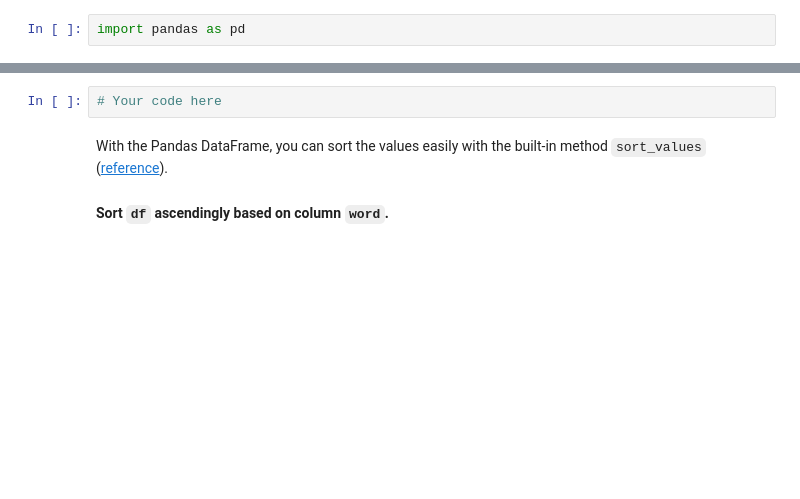
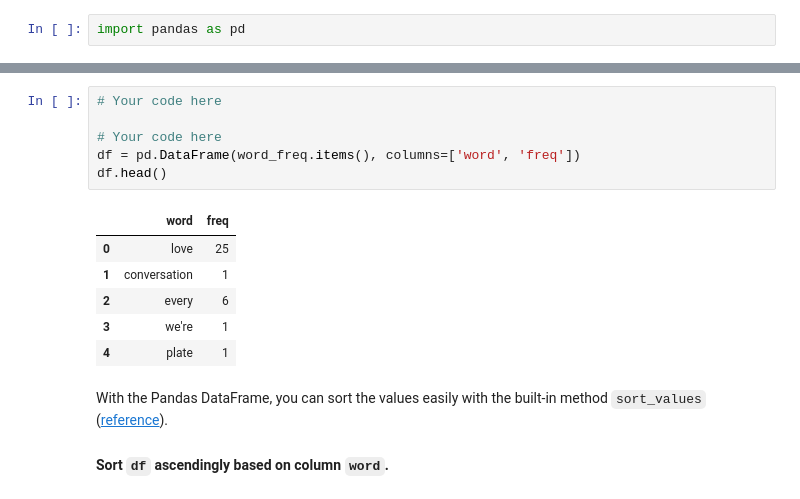
Before and after one commit to isaitu11/data-labs, a Jupyter notebook: module-1/lab-tuple-set-dict/your-code/challenge-3.ipynb, the cells around one changed output, grey strips where cells are left out. Cells and saved outputs as stored; diff of their text form; blank space fills up the shorter version.

```diff
--- a/module-1/lab-tuple-set-dict/your-code/challenge-3.ipynb
+++ b/module-1/lab-tuple-set-dict/your-code/challenge-3.ipynb
@@ -105,8 +105,19 @@ Here's a [reference](https://stackoverflow.com/questions/18837262/convert-python
 Assign the converted value to a variable called `df`. The first few rows of `df` should look like this:
 
 ![df](df.png)
-# %%
-# Your code here
+# %%
+# Your code here
+
+# Your code here
+df = pd.DataFrame(word_freq.items(), columns=['word', 'freq'])
+df.head()
+# %% [output]
+|  | word | freq |
+| 0 | love | 25 |
+| 1 | conversation | 1 |
+| 2 | every | 6 |
+| 3 | we're | 1 |
+| 4 | plate | 1 |
 # %% [markdown]
 With the Pandas DataFrame, you can sort the values easily with the built-in method `sort_values` ([reference](https://pandas.pydata.org/pandas-docs/stable/generated/pandas.DataFrame.sort_values.html)).
 
```
Also changed, not shown: parts of 2 cells of this notebook.
